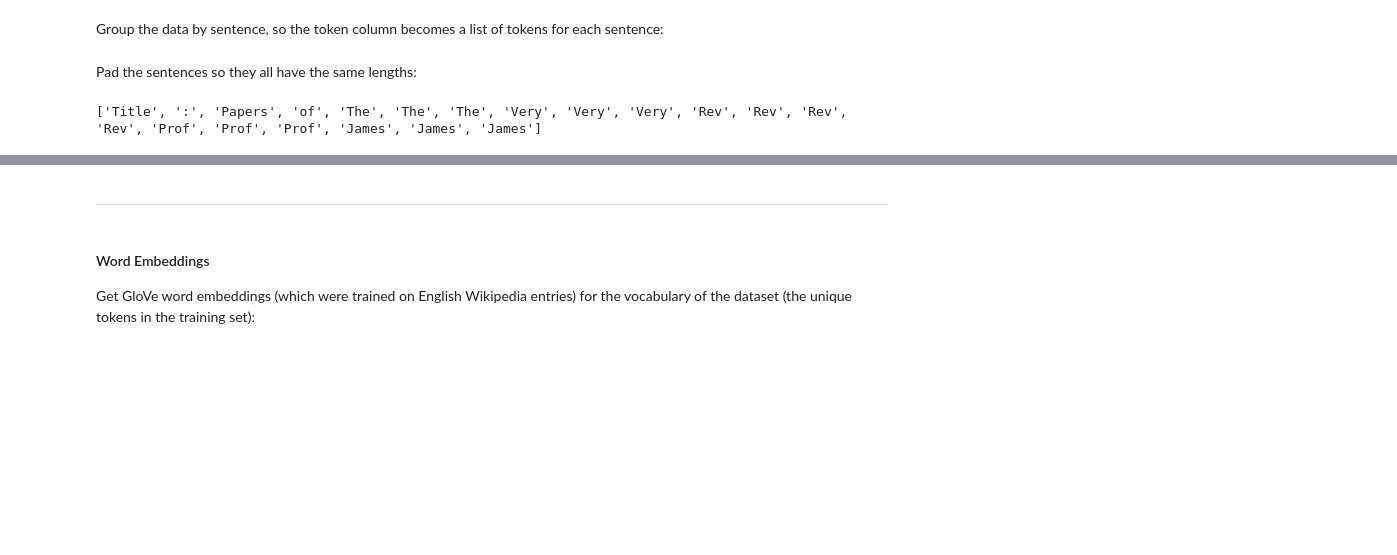
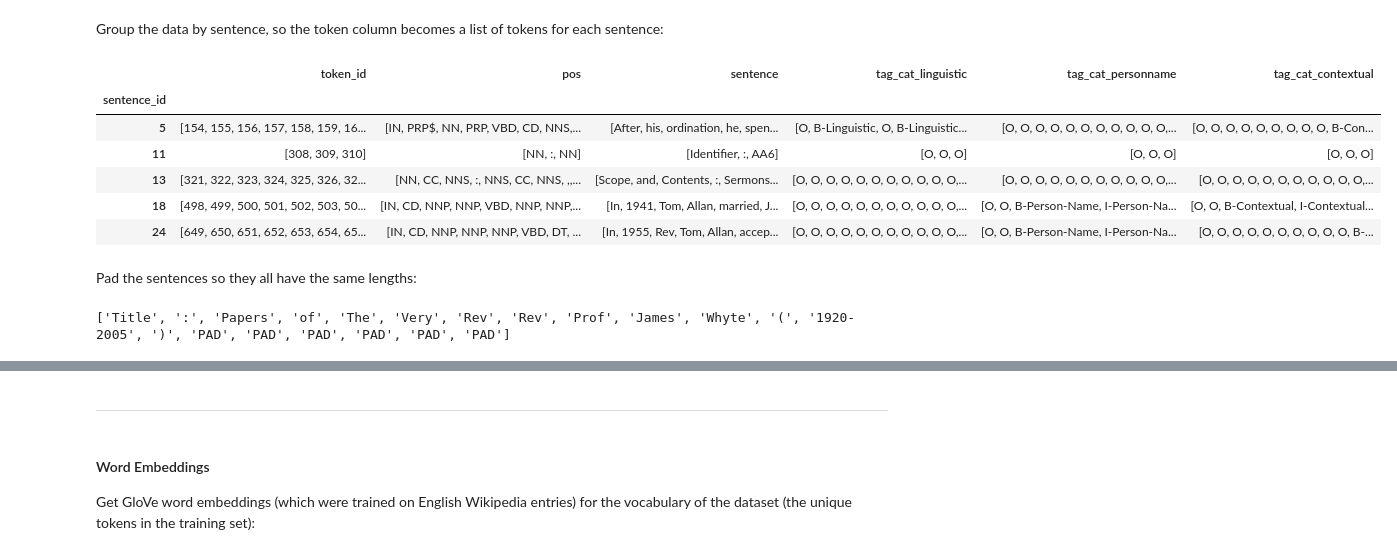
Before and after one commit to thegoose20/gender-bias, a Jupyter notebook: token_classification/BaselineTokenClassifiers_Categories.ipynb, the cells around one changed output, grey strips where cells are left out. Drawn from its saved outputs; the diff is of its cells as text; code cells hidden in the pictures; blank space fills up the shorter version.

```diff
--- a/token_classification/BaselineTokenClassifiers_Categories.ipynb
+++ b/token_classification/BaselineTokenClassifiers_Categories.ipynb
@@ -187,0 +165,6 @@ df_train_cat.head(20)
+# %%
+df_dev = df_dev.join(df_dev_ling.set_index(join_cols), on=join_cols, how="outer")
+df_dev = df_dev.join(df_dev_pers.set_index(join_cols), on=join_cols, how="outer", lsuffix="", rsuffix="_personname")
+df_dev = df_dev.join(df_dev_cont.set_index(join_cols), on=join_cols, how="outer", lsuffix="", rsuffix="_contextual")
+df_dev = df_dev.rename(columns={"tag_cat":"tag_cat_linguistic"})
+# df_dev.head(30)
@@ -187,0 +195,5 @@ df_train_cat.head(20)
+# %%
+tag_cat_cols = ["tag_cat_linguistic", "tag_cat_personname", "tag_cat_contextual"]
+df_train[tag_cat_cols] = df_train[tag_cat_cols].fillna('O')
+df_dev[tag_cat_cols] = df_dev[tag_cat_cols].fillna('O')
+df_dev.head()
@@ -188,8 +207,16 @@ df_train_cat.head(20)
 # %% [markdown]
 Group the data by sentence, so the token column becomes a list of tokens for each sentence:
 # %%
-df_train_ling_grouped = utils.implodeDataFrame(df_train_ling[cols_to_keep], ["sentence_id"])
-df_dev_ling_grouped = utils.implodeDataFrame(df_dev_ling[cols_to_keep], ["sentence_id"])
-df_train_ling_grouped = df_train_ling_grouped.rename(columns={"token":"sentence"})
-df_dev_ling_grouped = df_dev_ling_grouped.rename(columns={"token":"sentence"})
-# df_dev_ling_grouped.head()
+df_train_grouped = utils.implodeDataFrame(df_train, ["sentence_id"])
+df_dev_grouped = utils.implodeDataFrame(df_dev, ["sentence_id"])
+df_train_grouped = df_train_grouped.rename(columns={"token":"sentence"})
+df_dev_grouped = df_dev_grouped.rename(columns={"token":"sentence"})
+df_dev_grouped.head()
+# %% [output]
+|  | token_id | pos | sentence | tag_cat_linguistic | tag_cat_personname | tag_cat_contextual |
+| sentence_id |  |  |  |  |  |  |
+| 5 | [154, 155, 156, 157, 158, 159, 16... | [IN, PRP$, NN, PRP, VBD, CD, NNS,... | [After, his, ordination, he, spen... | [O, B-Linguistic, O, B-Linguistic... | [O, O, O, O, O, O, O, O, O, O, O,... | [O, O, O, O, O, O, O, O, O, B-Con... |
+| 11 | [308, 309, 310] | [NN, :, NN] | [Identifier, :, AA6] | [O, O, O] | [O, O, O] | [O, O, O] |
+| 13 | [321, 322, 323, 324, 325, 326, 32... | [NN, CC, NNS, :, NNS, CC, NNS, ,,... | [Scope, and, Contents, :, Sermons... | [O, O, O, O, O, O, O, O, O, O, O,... | [O, O, O, O, O, O, O, O, O, O, O,... | [O, O, O, O, O, O, O, O, O, O, O,... |
+| 18 | [498, 499, 500, 501, 502, 503, 50... | [IN, CD, NNP, NNP, VBD, NNP, NNP,... | [In, 1941, Tom, Allan, married, J... | [O, O, O, O, O, O, O, O, O, O, O,... | [O, O, B-Person-Name, I-Person-Na... | [O, O, B-Contextual, I-Contextual... |
+| 24 | [649, 650, 651, 652, 653, 654, 65... | [IN, CD, NNP, NNP, NNP, VBD, DT, ... | [In, 1955, Rev, Tom, Allan, accep... | [O, O, O, O, O, O, O, O, O, O, O,... | [O, O, B-Person-Name, I-Person-Na... | [O, O, O, O, O, O, O, O, O, O, B-... |
@@ -206,8 +223,8 @@ df_dev_cont_grouped = df_dev_cont_grouped.rename(columns={"token":"sentence"})
 # %% [markdown]
 Pad the sentences so they all have the same lengths:
 # %%
-df_train_ling_grouped = utils.addPaddedSentenceColumn(df_train_ling_grouped)
-print(df_train_ling_grouped.sentence.values[0][:20])
-df_dev_ling_grouped = utils.addPaddedSentenceColumn(df_dev_ling_grouped)
+df_train_grouped = utils.addPaddedSentenceColumn(df_train_grouped)
+print(df_train_grouped.sentence.values[0][:20])
+df_dev_grouped = utils.addPaddedSentenceColumn(df_dev_grouped)
 # %% [output]
-['Title', ':', 'Papers', 'of', 'The', 'The', 'The', 'Very', 'Very', 'Very', 'Rev', 'Rev', 'Rev', 'Rev', 'Prof', 'Prof', 'Prof', 'James', 'James', 'James']
+['Title', ':', 'Papers', 'of', 'The', 'Very', 'Rev', 'Rev', 'Prof', 'James', 'Whyte', '(', '1920-2005', ')', 'PAD', 'PAD', 'PAD', 'PAD', 'PAD', 'PAD']
```
Also changed, not shown: parts of 43 cells of this notebook.
